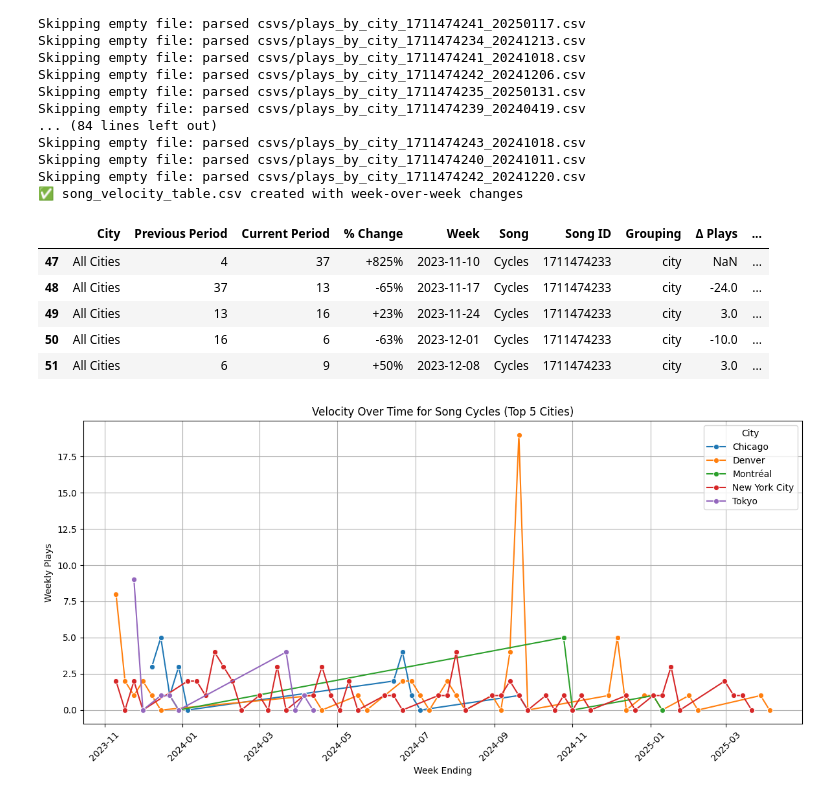
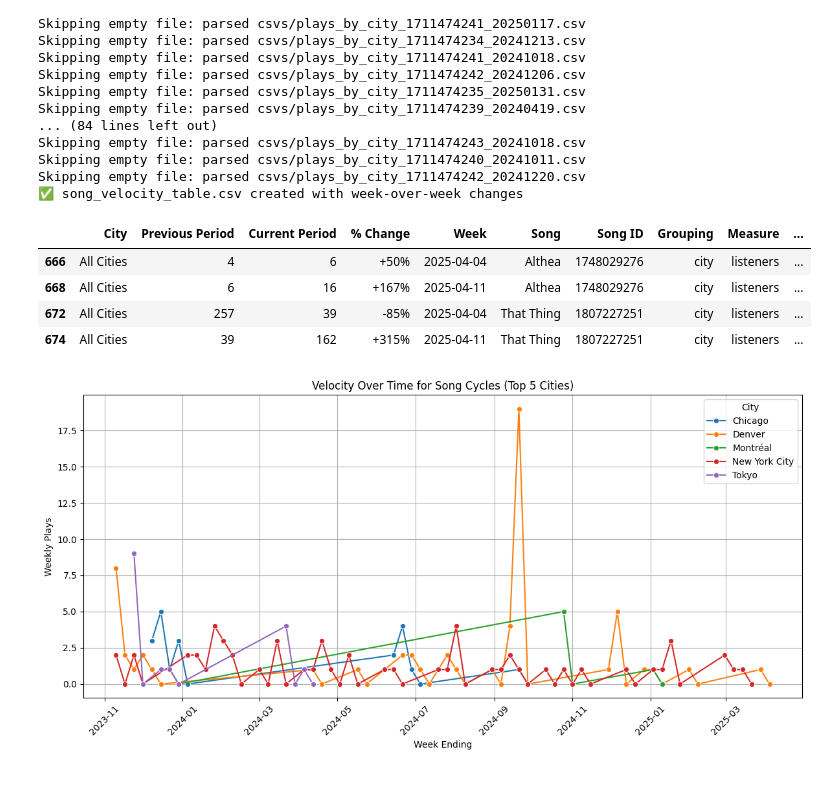
Before and after one commit to mgelberg/spring-2025, a Jupyter notebook: data-explore.ipynb, the cells around one changed output. Saved outputs shown, nothing was run; the diff lists cells and outputs as text; code cells hidden in the pictures.

Commit message:
made updates to incorporate listeners and more general clean up

```diff
--- a/data-explore.ipynb
+++ b/data-explore.ipynb
@@ -106,14 +119,13 @@ Skipping empty file: parsed csvs/plays_by_city_1711474242_20241220.csv
 ✅ song_velocity_table.csv created with week-over-week changes
 # %%
 df = pd.read_csv('song_velocity_table.csv', parse_dates=["Week"])
-df[(df.City=="All Cities") & (df.Song=="Cycles")].head()
+df[(df.City=="All Cities") & (df.Measure=="listeners")].head()
 # %% [output]
-|  | City | Previous Period | Current Period | % Change | Week | Song | Song ID | Grouping | Δ Plays | ... |
-| 47 | All Cities | 4 | 37 | +825% | 2023-11-10 | Cycles | 1711474233 | city | NaN | ... |
-| 48 | All Cities | 37 | 13 | -65% | 2023-11-17 | Cycles | 1711474233 | city | -24.0 | ... |
-| 49 | All Cities | 13 | 16 | +23% | 2023-11-24 | Cycles | 1711474233 | city | 3.0 | ... |
-| 50 | All Cities | 16 | 6 | -63% | 2023-12-01 | Cycles | 1711474233 | city | -10.0 | ... |
-| 51 | All Cities | 6 | 9 | +50% | 2023-12-08 | Cycles | 1711474233 | city | 3.0 | ... |
+|  | City | Previous Period | Current Period | % Change | Week | Song | Song ID | Grouping | Measure | ... |
+| 666 | All Cities | 4 | 6 | +50% | 2025-04-04 | Althea | 1748029276 | city | listeners | ... |
+| 668 | All Cities | 6 | 16 | +167% | 2025-04-11 | Althea | 1748029276 | city | listeners | ... |
+| 672 | All Cities | 257 | 39 | -85% | 2025-04-04 | That Thing | 1807227251 | city | listeners | ... |
+| 674 | All Cities | 39 | 162 | +315% | 2025-04-11 | That Thing | 1807227251 | city | listeners | ... |
 # %%
 # 👇 Set your target song_id and group_by
 target_song_name = "Cycles"
```
Also changed, not shown: parts of 1 cell of this notebook, 14 other files.
